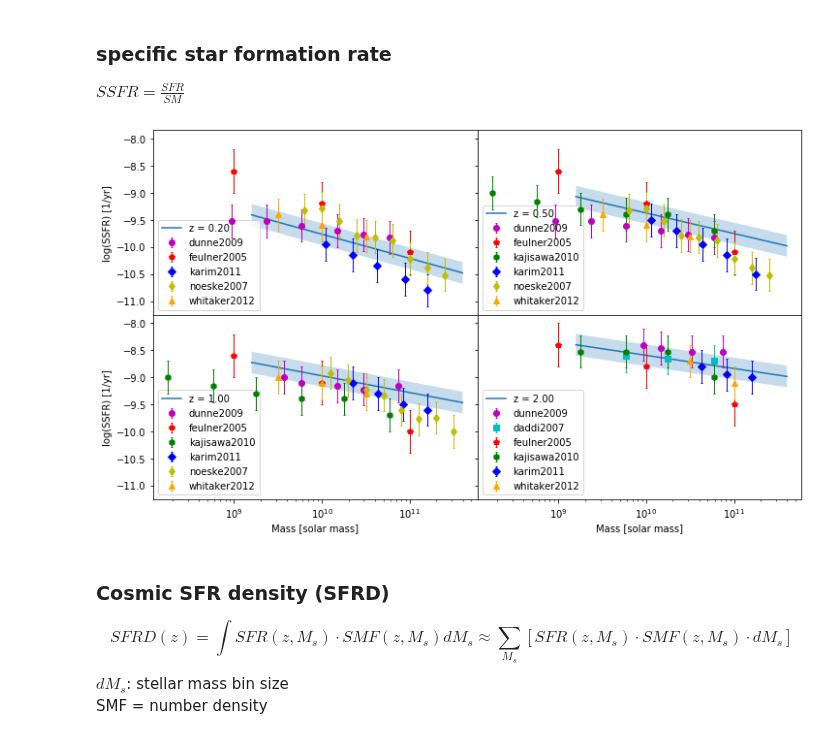
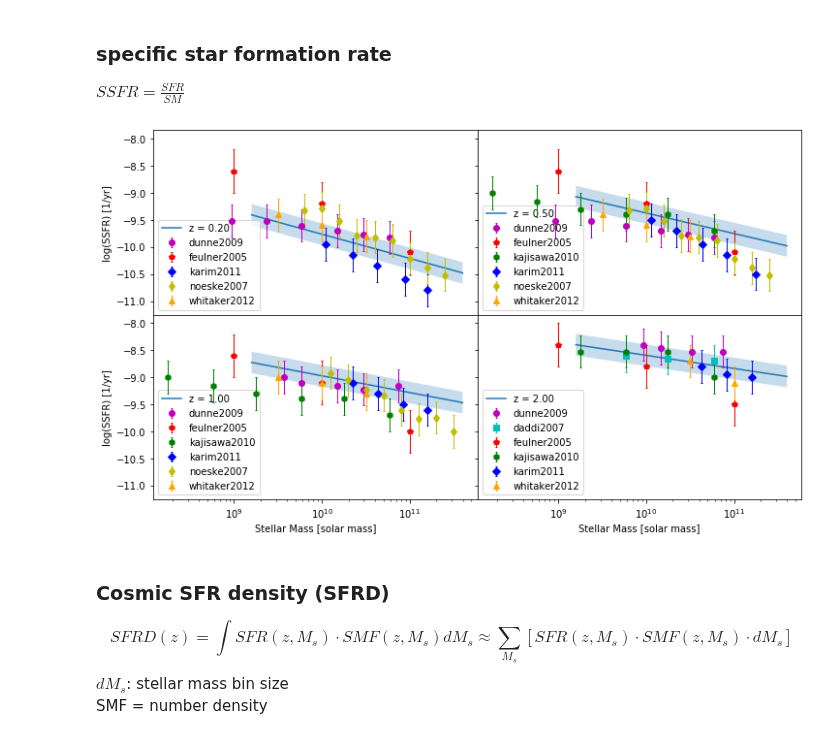
Before and after one commit to eklem1/GalaxySim, a Jupyter notebook: SFRs.ipynb, the cells around one changed output. Cells and saved outputs as stored; diff of their text form; code cells hidden in the pictures.

```diff
--- a/SFRs.ipynb
+++ b/SFRs.ipynb
@@ -98,7 +98,7 @@ The interpublication scatter around this fit is σi = (0.08, 0.09, 0.11) dex, fo
 values within the fitted mass range logM∗ = 9.7 – 11.1, respectively. This encompasses a majority of the age of
 the Universe (z ∼ 0.25 – 2.75), and provides good fits to the observed SFRs all the way out z ∼ 5
 # %%
-pop = ares.populations.GalaxyPopulation(pop_sfr_model='HOD') #with my added GalaxyHOD class in ARES
+pop = ares.populations.GalaxyPopulation(pop_sfr_model='hod') #with my added GalaxyHOD class in ARES
 # pop = GalaxyHOD.GalaxyHOD() #if you are using the OG ARES and the standalone python file
 # %%
 Sm = np.linspace(10**9.7, 10**11.1)
@@ -142,31 +142,31 @@ $SSFR = \frac{SFR}{SM}$
 # %%
 Sm = np.linspace(10**9.2, 10**11.6)
 
 fig, axs = pl.subplots(2, 2, figsize=(12, 7), sharex=True, sharey=True)
 axs = axs.flatten()
 pl.subplots_adjust(hspace=0, wspace=0)
 
 for i, z in enumerate([0.2, 0.5, 1, 2]):
 
     data.PlotSSFR(z=z, round_z=0.3, ax=axs[i])
 
 #     SSFR = phi(z, Sm) - np.log10(Sm)
     SSFR = pop.SSFR(z, Sm)
 
     error = np.ones(len(SSFR)) * 0.2
     axs[i].set_xscale('log')
 
     axs[i].plot(Sm, SSFR, label="z = %.2f" %z, )
     axs[i].fill_between(Sm, SSFR-error, SSFR+error, alpha=0.25)
     if i%2==0:
-        axs[i].set(xlabel='Mass [solar mass]', ylabel='log(SSFR) [1/yr]')
+        axs[i].set(xlabel='Stellar Mass [solar mass]', ylabel='log(SSFR) [1/yr]')
 
     axs[i].legend()
-axs[i].set(xlabel='Mass [solar mass]')
+axs[i].set(xlabel='Stellar Mass [solar mass]')
 
 pl.show()
 # %% [output]
-[figure, old version]
+[figure, new version]
 # %% [markdown]
 ### Cosmic SFR density (SFRD)
 
```
Also changed, not shown: parts of 3 cells of this notebook, 3 other files.
